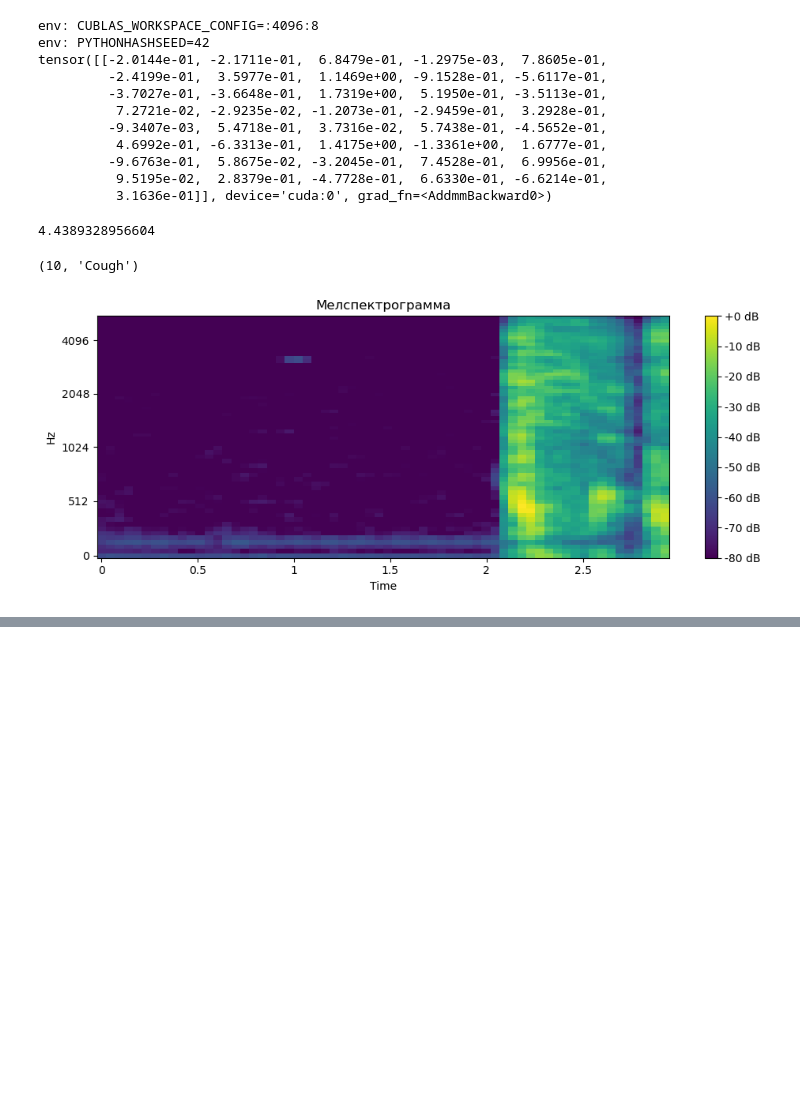
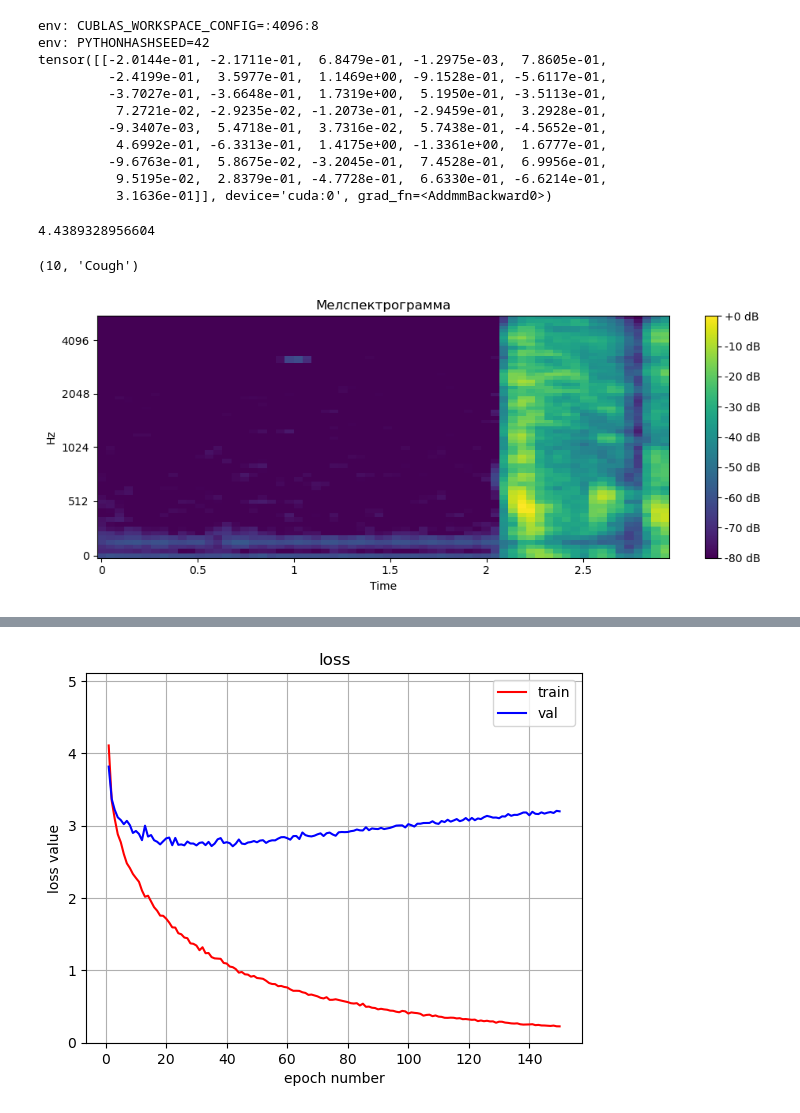
Before and after one commit to Geloger37/AcousticEventAnalysis, a Jupyter notebook: 3/lab_3.ipynb, the cells around one changed output, grey strips where cells are left out. Cells and saved outputs as stored; diff of their text form; code cells hidden in the pictures; blank space fills up the shorter version.

```diff
--- a/3/lab_3.ipynb
+++ b/3/lab_3.ipynb
@@ -474,0 +863,96 @@ plt.show()
+# %%
+n_epoch = 150
+criterion = nn.CrossEntropyLoss()
+network = DummyNetwork(device=device)
+# можно попробовать другой optimizer, тоже считается улучшением
+optimizer = optim.SGD(network.parameters(), lr=0.001)
+
+train_loss = []
+val_loss = []
+
+train_acc = []
+val_acc = []
+
+for e in range(n_epoch):
+    print('epoch #', e)
+    # train
+    loss_list = []
+    outputs = []
+    targets = []
+    for i_batch, sample_batched in enumerate(train_loader):
+        x, y = sample_batched
+        optimizer.zero_grad()
+
+        output = network(x)
+        outputs.append(output.argmax(axis=1))
+
+        target = y
+        targets.append(target)
+
+        loss = criterion(output, target.long())
+        loss_list.append(loss.item())
+        loss.backward()
+        optimizer.step()
+    y_true = torch.hstack(targets).numpy(force=True)
+    y_pred = torch.hstack(outputs).numpy(force=True)
+    acc = accuracy_score(y_true, y_pred)
+    train_loss.append(np.mean(loss_list))
+    train_acc.append(acc)
+    print('mean train loss:', train_loss[-1])
+    print('train accuracy:', acc)
+
+
+    loss_list = []
+    outputs = []
+    targets = []
+    with torch.no_grad():
+        for i_batch, sample_batched in enumerate(val_loader):
+            x, y = sample_batched
+#             optimizer.zero_grad()
+
+            output = network(x)
+            outputs.append(output.argmax(axis=1))
+
+            target = y
+            targets.append(target)
+
+            loss = criterion(output, target.long())
+            loss_list.append(loss.item())
+#             loss.backward()
+#             optimizer.step()
+
+        y_true = torch.hstack(targets).numpy(force=True)
+        y_pred = torch.hstack(outputs).numpy(force=True)
+        acc = accuracy_score(y_true, y_pred)
+        val_loss.append(np.mean(loss_list))
+        val_acc.append(acc)
+        print('mean val loss:', val_loss[-1])
+        print('val accuracy:', acc)
+
+
+
+epochs = np.arange(1, n_epoch+1)
+
+axes = plt.gca()
+axes.set_ylim([0,max(max(train_loss), max(val_loss))+1])
+plt.plot(epochs, train_loss, 'r', label='train')
+plt.plot(epochs, val_loss, 'b', label='val')
+plt.title('loss')
+plt.xlabel('epoch number')
+plt.ylabel('loss value')
+plt.legend()
+plt.grid()
+plt.show()
+
+
+axes = plt.gca()
+axes.set_ylim([0,1])
+plt.plot(epochs, train_acc, 'r', label='train')
+plt.plot(epochs, val_acc, 'b', label='val')
+plt.title('accuracy')
+plt.xlabel('epoch number')
+plt.ylabel('accuracy value')
+plt.legend()
+plt.grid()
+plt.show()
+# %% [output]
@@ -474,0 +976 @@ plt.show()
+[figure, added]
```
Also changed, not shown: parts of 13 cells of this notebook.
